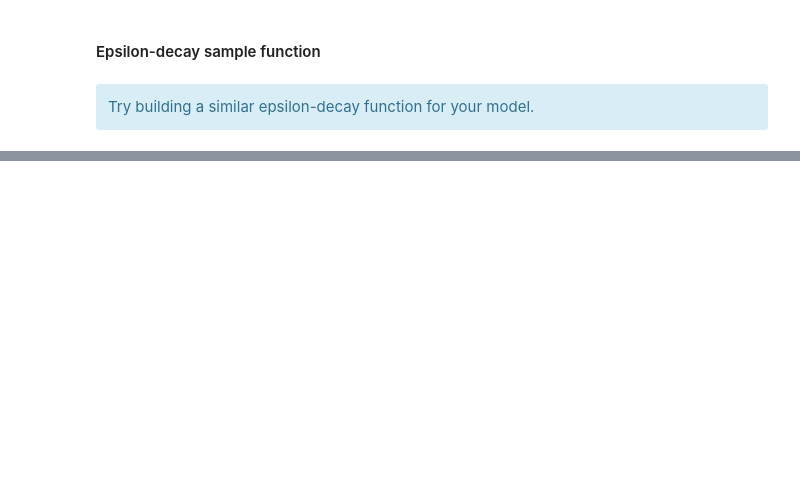
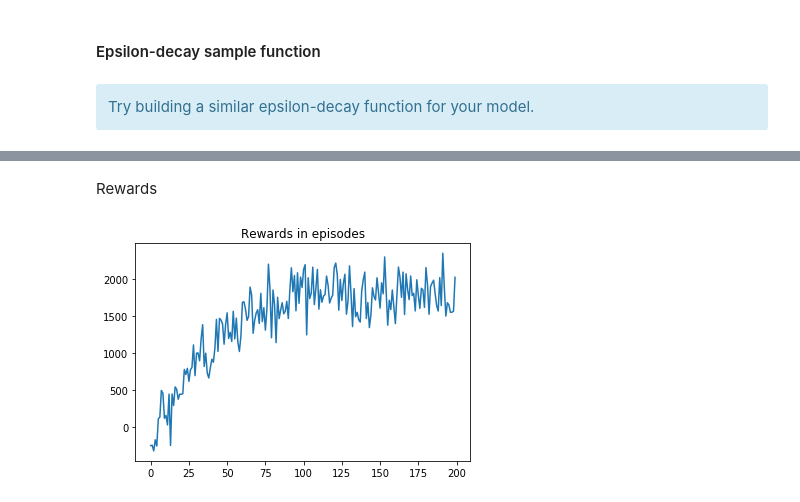
Before and after one commit to raditz2488/RL-CabDriver, a Jupyter notebook: DQN_Agent_Arch1.ipynb, the cells around one changed output, grey strips where cells are left out. Saved outputs shown, nothing was run; the diff lists cells and outputs as text; code cells hidden in the pictures; blank space fills up the shorter version.

```diff
--- a/DQN_Agent_Arch1.ipynb
+++ b/DQN_Agent_Arch1.ipynb
@@ -276,0 +252,4 @@ plt.show()
+# %%
+env = CabDriver()
+state_vec_len = len(env.state_encod_arch1(env.state_init))
+agent = DQNAgent(state_vec_len, len(env.action_space), epsilon_max, epsilon_min, epsilon_decay)
@@ -276,0 +360,10 @@ plt.show()
+# %% [markdown]
+Rewards
+# %%
+y = rewards_per_episode
+x = list(range(0, len(y)))
+plt.plot(x,y)
+plt.title('Rewards in episodes')
+plt.show()
+# %% [output]
+[figure, added]
```
Also changed, not shown: parts of 32 cells of this notebook, 4 other files.
